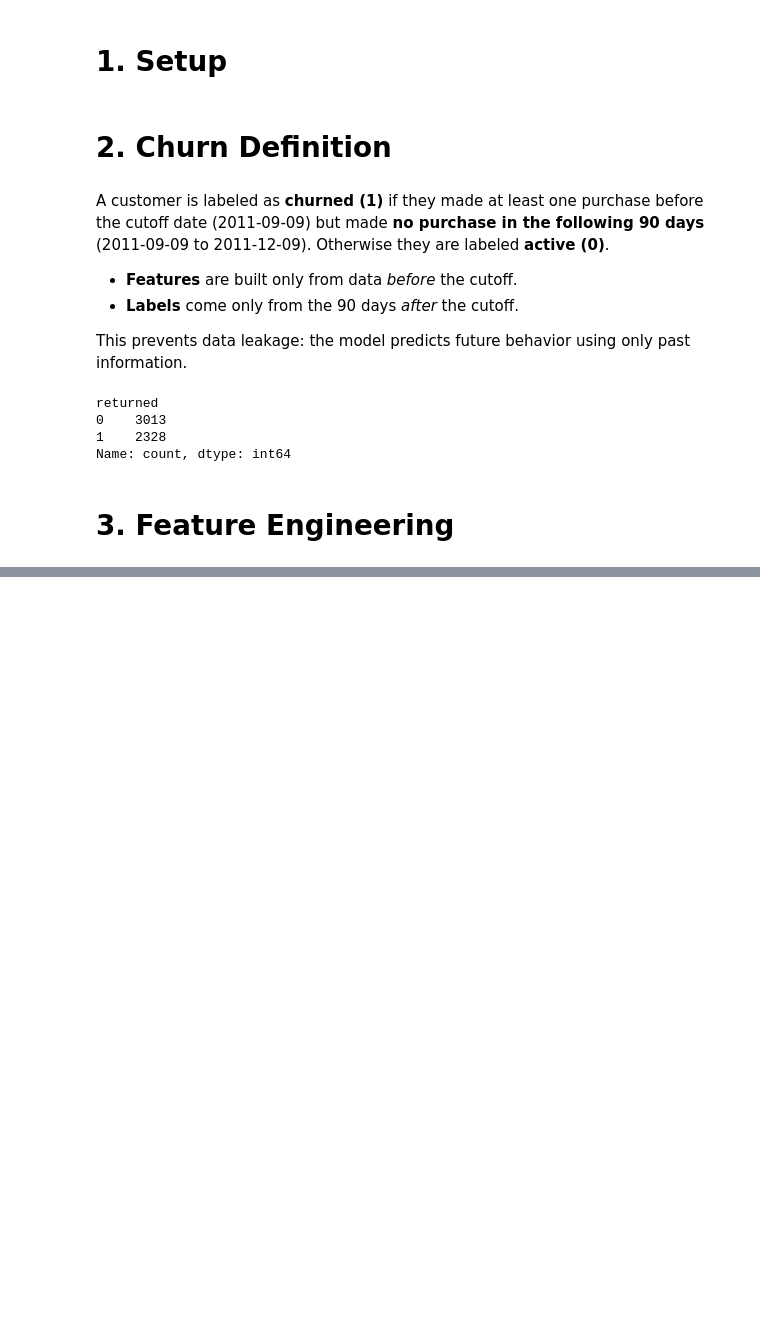
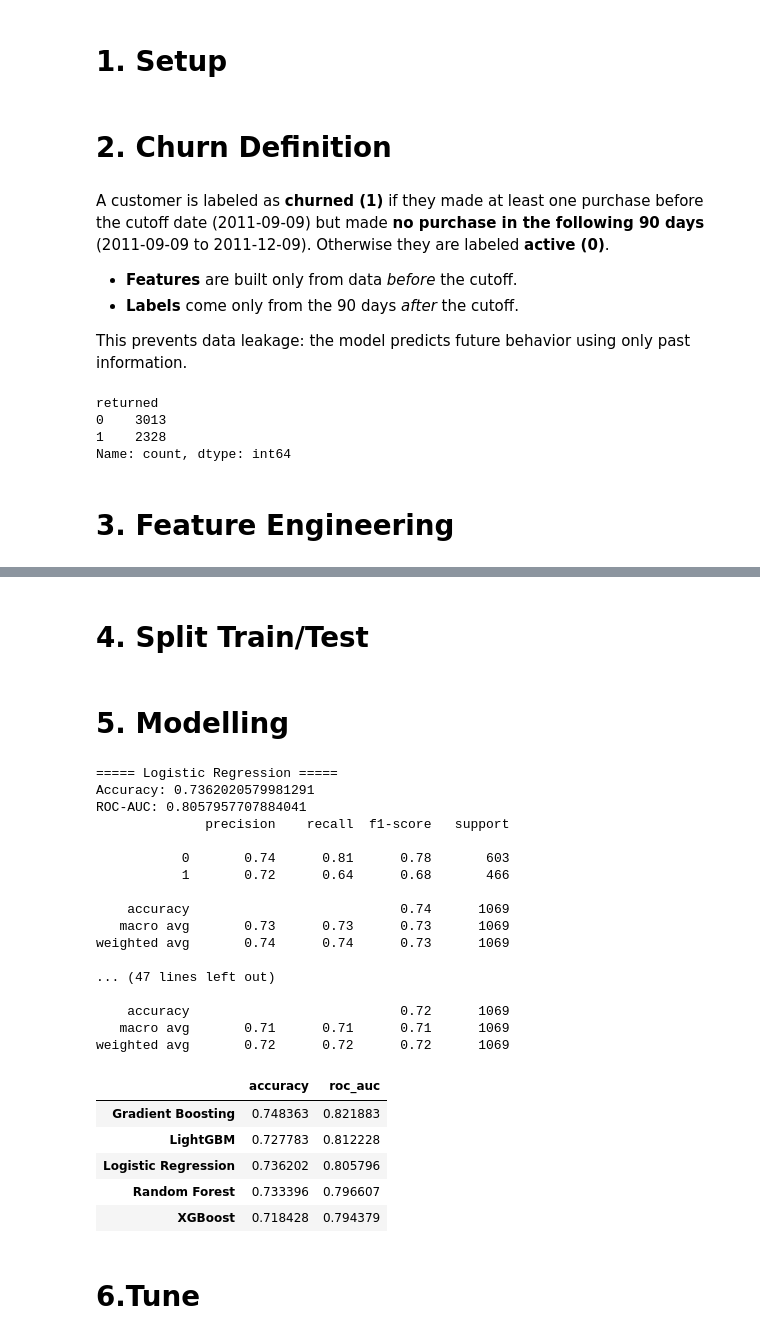
Before and after one commit to abdallahh07/Customer-Churn, a Jupyter notebook: notebooks/2. Modelling.ipynb, the cells around one changed output, grey strips where cells are left out. Saved outputs shown, nothing was run; the diff lists cells and outputs as text; code cells hidden in the pictures; blank space fills up the shorter version.

```diff
--- a/notebooks/2. Modelling.ipynb
+++ b/notebooks/2. Modelling.ipynb
@@ -109,0 +108,2 @@ data
+# %% [markdown]
+# 4. Split Train/Test
@@ -109,0 +120,4 @@ data
+# %%
+def split_train_test(x,y):
+    X_train,X_test,y_train,y_test = train_test_split(x,y,test_size=0.2,stratify=y ,random_state = 42)
+    return X_train,X_test,y_train,y_test
@@ -109,0 +126,2 @@ data
+# %% [markdown]
+# 5. Modelling
@@ -109,0 +136,7 @@ data
+# %%
+def train_model(x_train, y_train, model):
+    pipeline = Pipeline([
+        ("scaler", StandardScaler()),
+        ("Model", model)])
+    pipeline.fit(x_train, y_train)
+    return pipeline
@@ -109,0 +156,45 @@ data
+# %%
+models = {
+    "Logistic Regression": LogisticRegression(max_iter=1000),
+    "Random Forest": RandomForestClassifier(random_state=42),
+    "Gradient Boosting": GradientBoostingClassifier(random_state=42),
+    "LightGBM": LGBMClassifier(random_state=42, verbose=-1),
+    "XGBoost": XGBClassifier(random_state=42),
+}
+
+results = {}
+
+for name, model in models.items():
+    print(f"\n===== {name} =====")
+    pipeline = train_model(X_train, y_train, model)
+    scores = evaluate(pipeline, X_test, y_test)
+    results[name] = scores
+
+results_df = pd.DataFrame(results).T.sort_values("roc_auc", ascending=False)
+results_df
+# %% [output]
+===== Logistic Regression =====
+Accuracy: 0.7362020579981291
+ROC-AUC: 0.8057957707884041
+              precision    recall  f1-score   support
+
+           0       0.74      0.81      0.78       603
+           1       0.72      0.64      0.68       466
+
+    accuracy                           0.74      1069
+   macro avg       0.73      0.73      0.73      1069
+weighted avg       0.74      0.74      0.73      1069
+
+... (47 lines left out)
+
+    accuracy                           0.72      1069
+   macro avg       0.71      0.71      0.71      1069
+weighted avg       0.72      0.72      0.72      1069
+|  | accuracy | roc_auc |
+| Gradient Boosting | 0.748363 | 0.821883 |
+| LightGBM | 0.727783 | 0.812228 |
+| Logistic Regression | 0.736202 | 0.805796 |
+| Random Forest | 0.733396 | 0.796607 |
+| XGBoost | 0.718428 | 0.794379 |
+# %% [markdown]
+# 6.Tune
```
Also changed, not shown: parts of 20 cells of this notebook, 3 other files.
